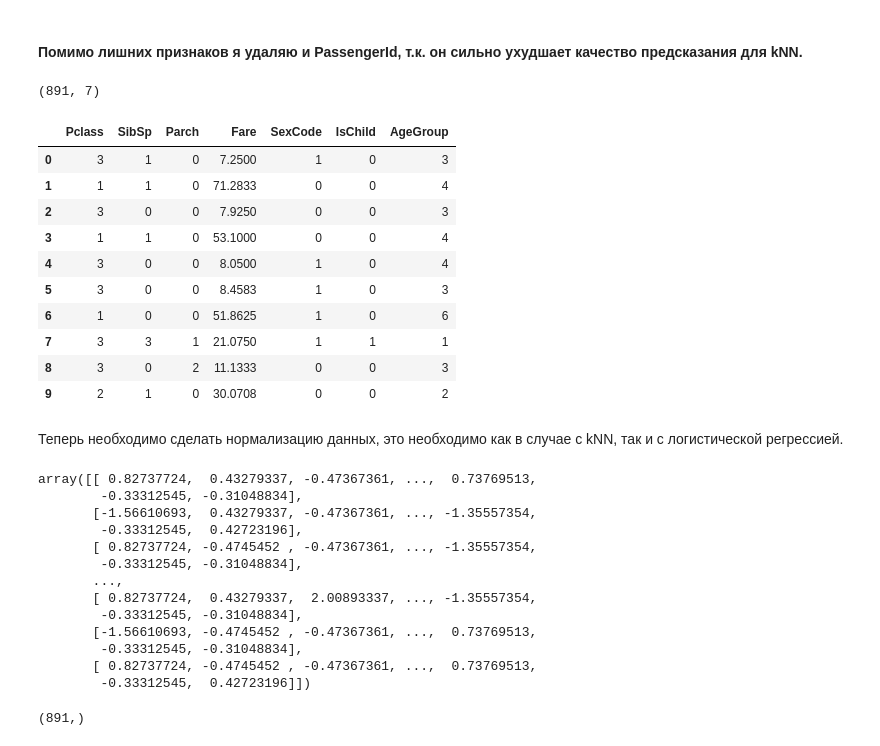
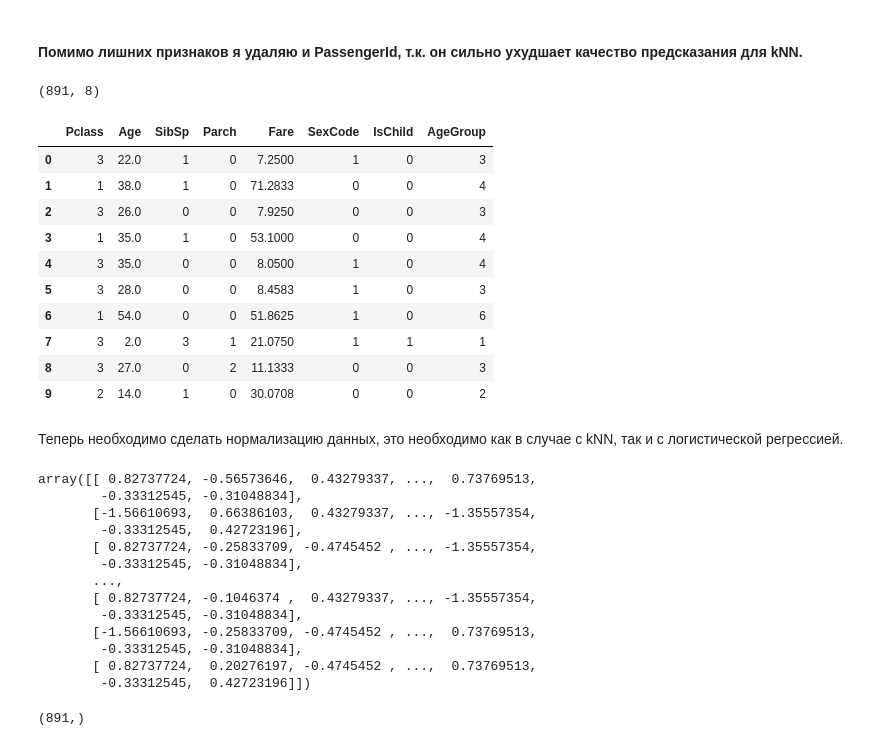
Before and after one commit to AndrewLrrr/otus-big-data, a Jupyter notebook: hw5/Titanic.ipynb, the cells around one changed output. Saved outputs shown, nothing was run; the diff lists cells and outputs as text; code cells hidden in the pictures.

```diff
--- a/hw5/Titanic.ipynb
+++ b/hw5/Titanic.ipynb
@@ -335,31 +335,30 @@ Name: AgeGroup, dtype: int64
 # %%
 x_train = df.drop(([
     'PassengerId',
-    'Age',
     'Survived',
     'Name',
     'Sex',
     'Ticket',
     'Cabin',
     'Embarked',
     'Surname'
 ]), axis=1)
 
 print(x_train.shape)
 x_train.head(10)
 # %% [output]
-(891, 7)
+(891, 8)
-|  | Pclass | SibSp | Parch | Fare | SexCode | IsChild | AgeGroup |
-| 0 | 3 | 1 | 0 | 7.2500 | 1 | 0 | 3 |
-| 1 | 1 | 1 | 0 | 71.2833 | 0 | 0 | 4 |
-| 2 | 3 | 0 | 0 | 7.9250 | 0 | 0 | 3 |
-| 3 | 1 | 1 | 0 | 53.1000 | 0 | 0 | 4 |
-| 4 | 3 | 0 | 0 | 8.0500 | 1 | 0 | 4 |
-| 5 | 3 | 0 | 0 | 8.4583 | 1 | 0 | 3 |
-| 6 | 1 | 0 | 0 | 51.8625 | 1 | 0 | 6 |
-| 7 | 3 | 3 | 1 | 21.0750 | 1 | 1 | 1 |
-| 8 | 3 | 0 | 2 | 11.1333 | 0 | 0 | 3 |
-| 9 | 2 | 1 | 0 | 30.0708 | 0 | 0 | 2 |
+|  | Pclass | Age | SibSp | Parch | Fare | SexCode | IsChild | AgeGroup |
+| 0 | 3 | 22.0 | 1 | 0 | 7.2500 | 1 | 0 | 3 |
+| 1 | 1 | 38.0 | 1 | 0 | 71.2833 | 0 | 0 | 4 |
+| 2 | 3 | 26.0 | 0 | 0 | 7.9250 | 0 | 0 | 3 |
+| 3 | 1 | 35.0 | 1 | 0 | 53.1000 | 0 | 0 | 4 |
+| 4 | 3 | 35.0 | 0 | 0 | 8.0500 | 1 | 0 | 4 |
+| 5 | 3 | 28.0 | 0 | 0 | 8.4583 | 1 | 0 | 3 |
+| 6 | 1 | 54.0 | 0 | 0 | 51.8625 | 1 | 0 | 6 |
+| 7 | 3 | 2.0 | 3 | 1 | 21.0750 | 1 | 1 | 1 |
+| 8 | 3 | 27.0 | 0 | 2 | 11.1333 | 0 | 0 | 3 |
+| 9 | 2 | 14.0 | 1 | 0 | 30.0708 | 0 | 0 | 2 |
 # %% [markdown]
 Теперь необходимо сделать нормализацию данных, это необходимо как в случае с kNN, так и с логистической регрессией.
 # %%
@@ -369,18 +368,18 @@ scaler = StandardScaler()
 x_train = scaler.fit_transform(x_train)
 x_train
 # %% [output]
-array([[ 0.82737724,  0.43279337, -0.47367361, ...,  0.73769513,
+array([[ 0.82737724, -0.56573646,  0.43279337, ...,  0.73769513,
         -0.33312545, -0.31048834],
-       [-1.56610693,  0.43279337, -0.47367361, ..., -1.35557354,
+       [-1.56610693,  0.66386103,  0.43279337, ..., -1.35557354,
         -0.33312545,  0.42723196],
-       [ 0.82737724, -0.4745452 , -0.47367361, ..., -1.35557354,
+       [ 0.82737724, -0.25833709, -0.4745452 , ..., -1.35557354,
         -0.33312545, -0.31048834],
        ...,
-       [ 0.82737724,  0.43279337,  2.00893337, ..., -1.35557354,
+       [ 0.82737724, -0.1046374 ,  0.43279337, ..., -1.35557354,
         -0.33312545, -0.31048834],
-       [-1.56610693, -0.4745452 , -0.47367361, ...,  0.73769513,
+       [-1.56610693, -0.25833709, -0.4745452 , ...,  0.73769513,
         -0.33312545, -0.31048834],
-       [ 0.82737724, -0.4745452 , -0.47367361, ...,  0.73769513,
+       [ 0.82737724,  0.20276197, -0.4745452 , ...,  0.73769513,
         -0.33312545,  0.42723196]])
 # %%
 y_train = df['Survived']
```
Also changed, not shown: parts of 8 cells of this notebook, 1 other file.
